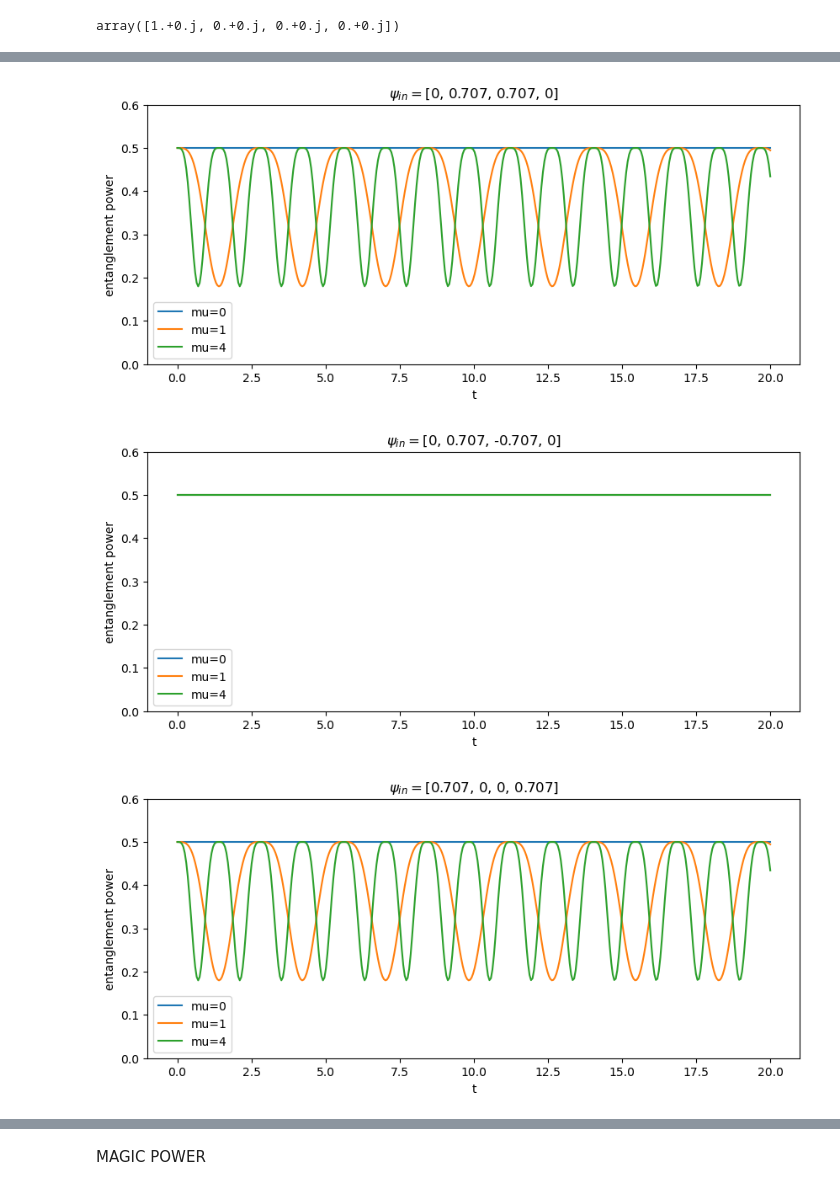
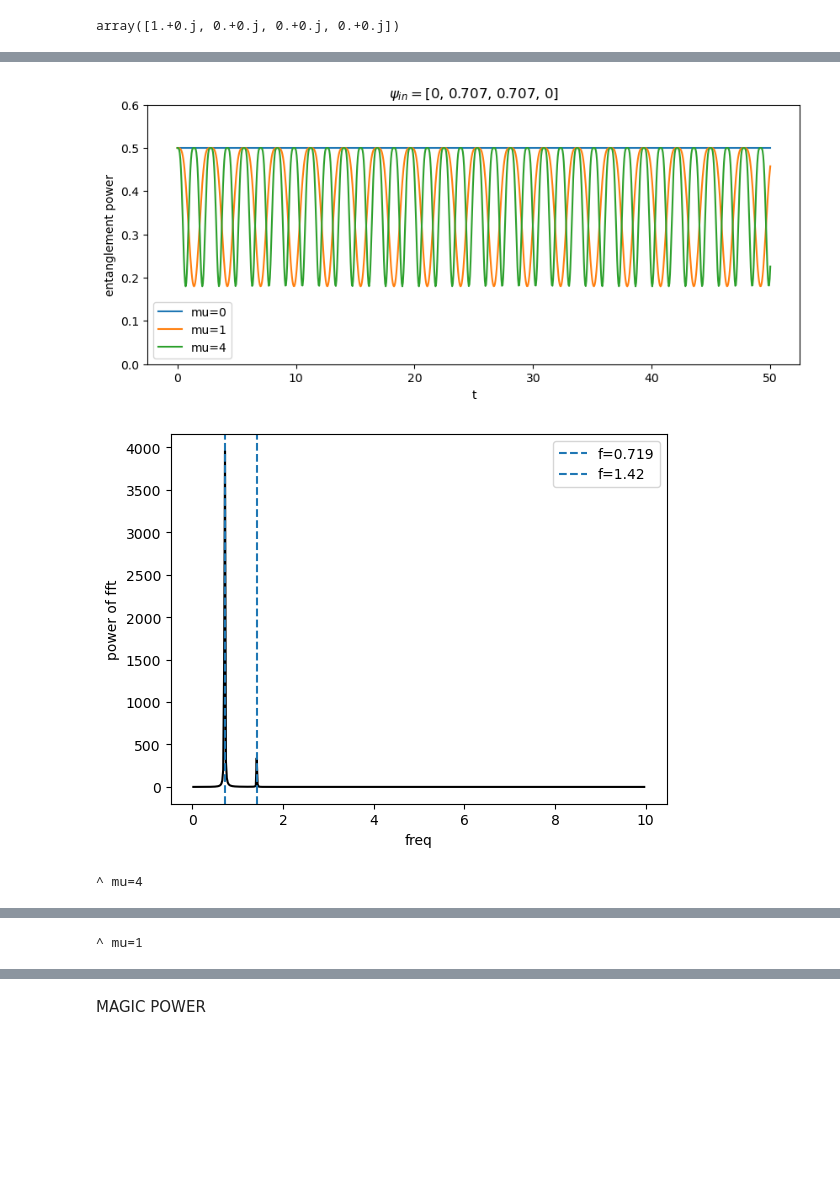
Before and after one commit to annabirke/Honours_entangle_magic, a Jupyter notebook: entanglement_magic_power_sum_stabiliser_states.ipynb, the cells around one changed output, grey strips where cells are left out. Cells and saved outputs as stored; diff of their text form; code cells hidden in the pictures; blank space fills up the shorter version.

```diff
--- a/entanglement_magic_power_sum_stabiliser_states.ipynb
+++ b/entanglement_magic_power_sum_stabiliser_states.ipynb
@@ -153,46 +296,17 @@ plt.show()
-# %%
-def Epower(mu_list,t_list,psiin):
-    plt.figure(figsize=(10,4))
-    entanglement_list_mu=[]
-    for k, mu in enumerate(mu_list) :
-        entanglement_list = []
-        for n, t in enumerate(t_list) :
-            # get initial state, evolve it, make density matrix for both particles,
-            # trace over particle b, square reduced density matrix and trace again to get purity
-            psiout = Smatrix(a,mu,t) @ psiin
-            rhoab = np.outer(psiout, psiout.conj())
-            rhoab = rhoab.reshape(2,2,2,2)
-            rhoa = np.trace(rhoab,axis1=1,axis2=3) # reduced density matrix for a, traces over second (index1) and 4th index which is b
-
-            purity = np.trace(rhoa @ rhoa)
-            chopped_purity = complex(purity.real, 0 if abs(purity.imag) < 1e-10 else purity.imag) # removes tiny imaginary components which make the calculations hard
-            # print('purity=',purity)
-            if purity.real<0:
-                print('neg purity for state i=',i)
-            entanglement = 1-chopped_purity
-            entanglement_list.append(entanglement)
-
-        plt.plot(t_list,entanglement_list,label=f"mu={mu}")
-        entanglement_list_mu.append(entanglement_list)
-    plt.legend()
-    plt.xlabel('t')
-    plt.ylabel(f'entanglement power')
-    plt.title(rf'$\psi_{{in}}=$[{psiin[0]:.3g}, {psiin[1]:.3g}, {psiin[2]:.3g}, {psiin[3]:.3g}]')
-    plt.ylim(0,0.6)
-    plt.show()
-    return entanglement_list_mu
-# %%
-mu_list=np.array([0,1,4])
-t_list=np.linspace(0,20,400)
-psiin=np.array([0,1/np.sqrt(2),1/np.sqrt(2),0]) # basis LL LR RL RR
-entanglement_list_mu=Epower(mu_list,t_list,psiin)
-
-psiin=np.array([0,1/np.sqrt(2),-1/np.sqrt(2),0]) # basis LL LR RL RR
-entanglement_list_mu=Epower(mu_list,t_list,psiin)
-
-psiin=np.array([1/np.sqrt(2),0,0,1/np.sqrt(2)]) # basis LL LR RL RR
-entanglement_list_mu=Epower(mu_list,t_list,psiin)
-# %% [output]
-[figure, removed]
-[figure, removed]
-[figure, removed]
+# %%
+mu_list=np.array([0,1,4])
+t_list=np.linspace(0,50,1000)
+psiin=np.array([0,1/np.sqrt(2),1/np.sqrt(2),0]) # basis LL LR RL RR
+entanglement_list_mu=Epower(mu_list,t_list,psiin)
+
+signal=entanglement_list_mu[2,:]
+(freqs,peaks)=fourier(t_list,signal,None)
+print('^ mu=4')
+
+signal=entanglement_list_mu[1,:]
+(freqs,peaks)=fourier(t_list,signal,None)
+print('^ mu=1')
+# %% [output]
+[figure, added]
+[figure, added]
+^ mu=4
@@ -198,0 +314 @@ entanglement_list_mu=Epower(mu_list,t_list,psiin)
+^ mu=1
```
Also changed, not shown: parts of 16 cells of this notebook, 1 other file.
